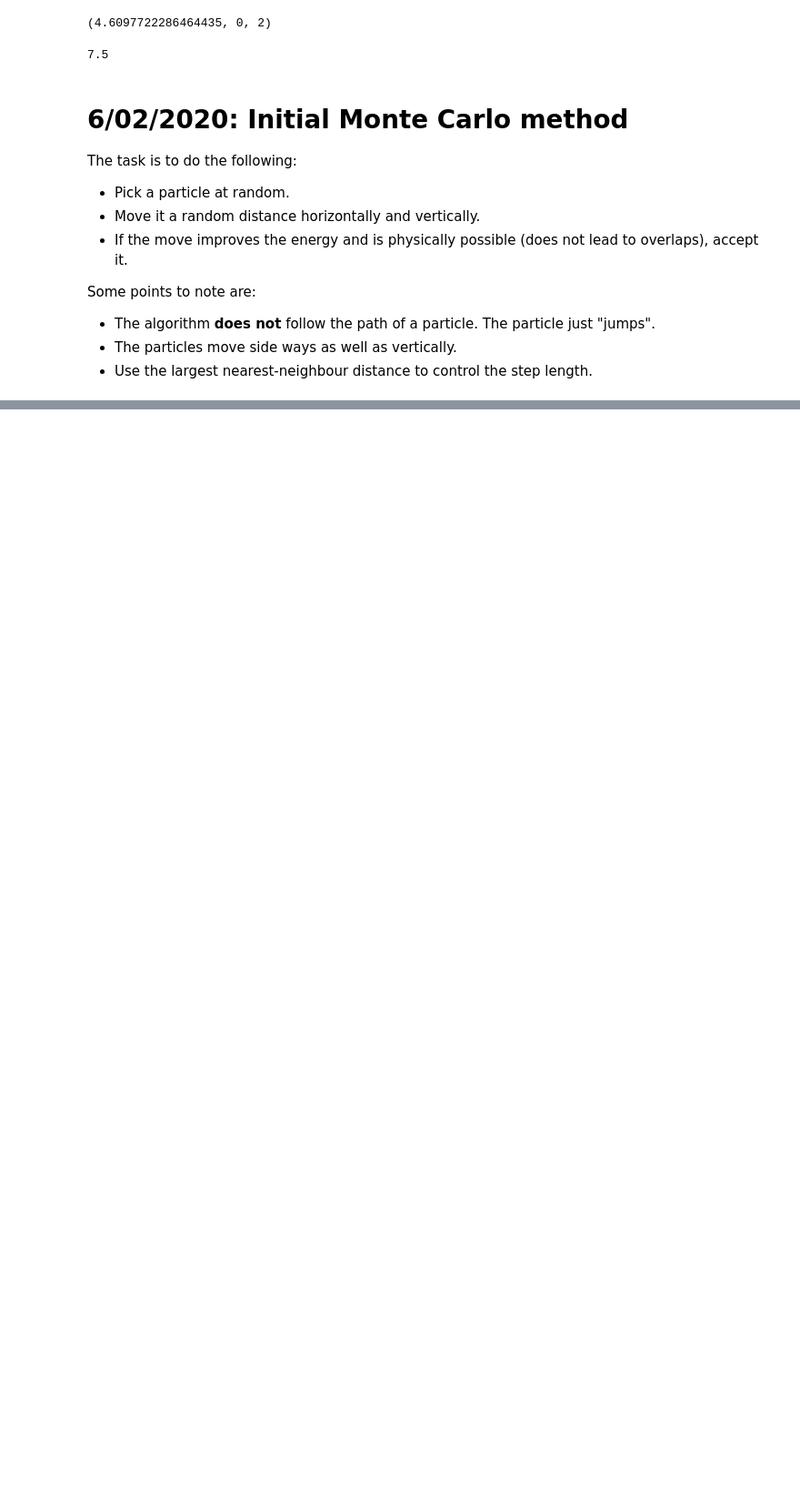
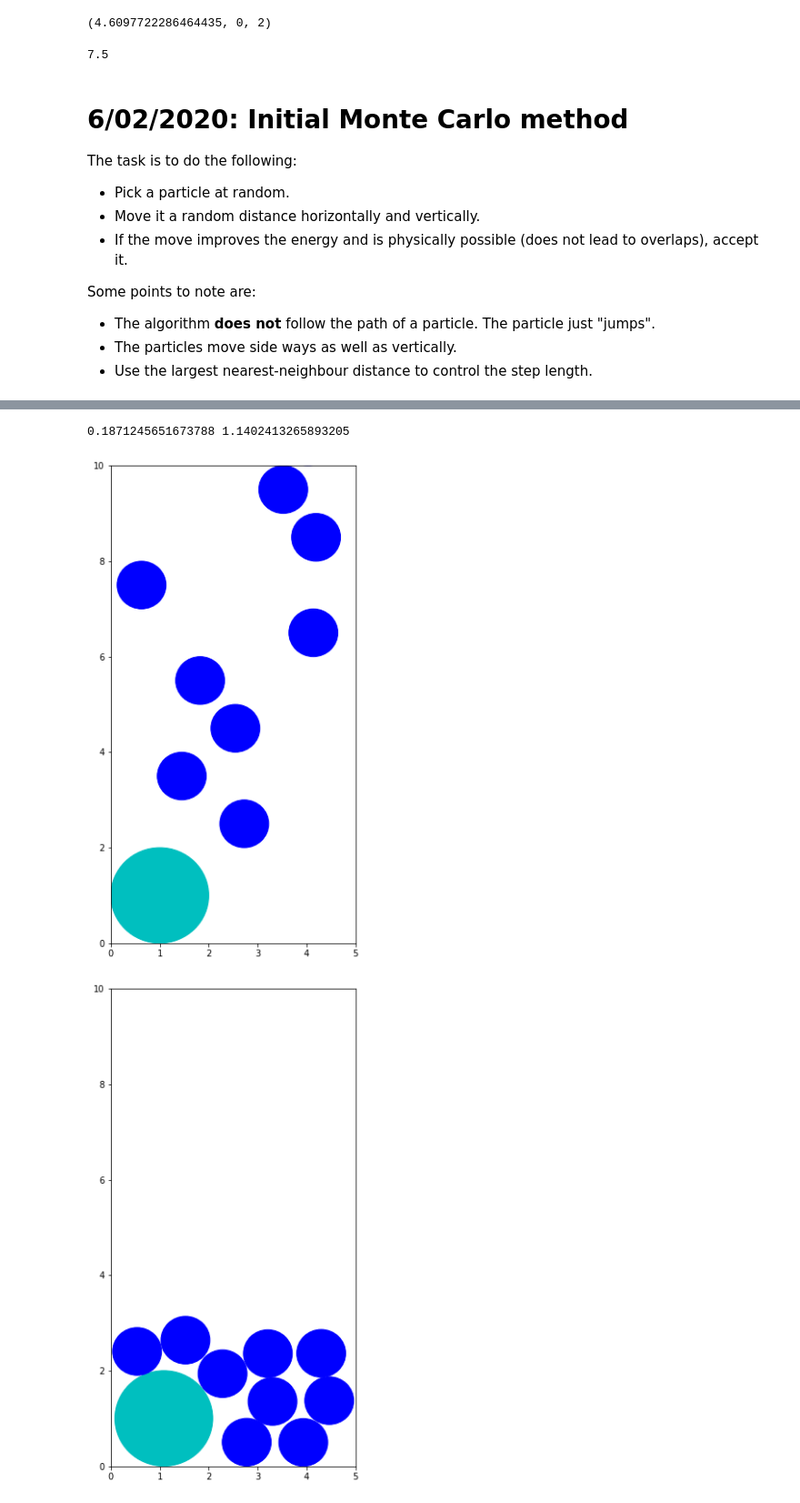
Before and after one commit to gorostuck/phas0030-mini-project, a Jupyter notebook: Notebooks/Logbook.ipynb, the cells around one changed output, grey strips where cells are left out. Shown at 91% size. Saved outputs shown, nothing was run; the diff lists cells and outputs as text; code cells hidden in the pictures; blank space fills up the shorter version.

```diff
--- a/Notebooks/Logbook.ipynb
+++ b/Notebooks/Logbook.ipynb
@@ -325,0 +493,8 @@ display_box(nuts, positions_after_shake,0)
+# %%
+step = rand.uniform(0, 5)
+angle = rand.uniform(0, 2*np.pi)
+step_x = step*np.cos(angle)
+step_y = step*np.sin(angle)
+print(step_x, step_y)
+# %% [output]
+0.1871245651673788 1.1402413265893205
@@ -325,0 +564,16 @@ display_box(nuts, positions_after_shake,0)
+# %%
+max_n = 10
+nuts, positions = initial_preparation(max_n, 0)
+display_box(nuts, positions,0)
+positions_after_shake = np.copy(positions)
+
+shake_iters = 3
+for i in range(shake_iters):
+    next_nuts, positions_after_shake = mc_method(nuts, positions_after_shake, 10*16, -0.1)
+    if i is not shake_iters-1:
+        positions_after_shake = shake_box(positions_after_shake)
+
+display_box(nuts, positions_after_shake ,0)
+# %% [output]
+[figure, added]
+[figure, added]
```
Also changed, not shown: parts of 35 cells of this notebook, 16 other files.
